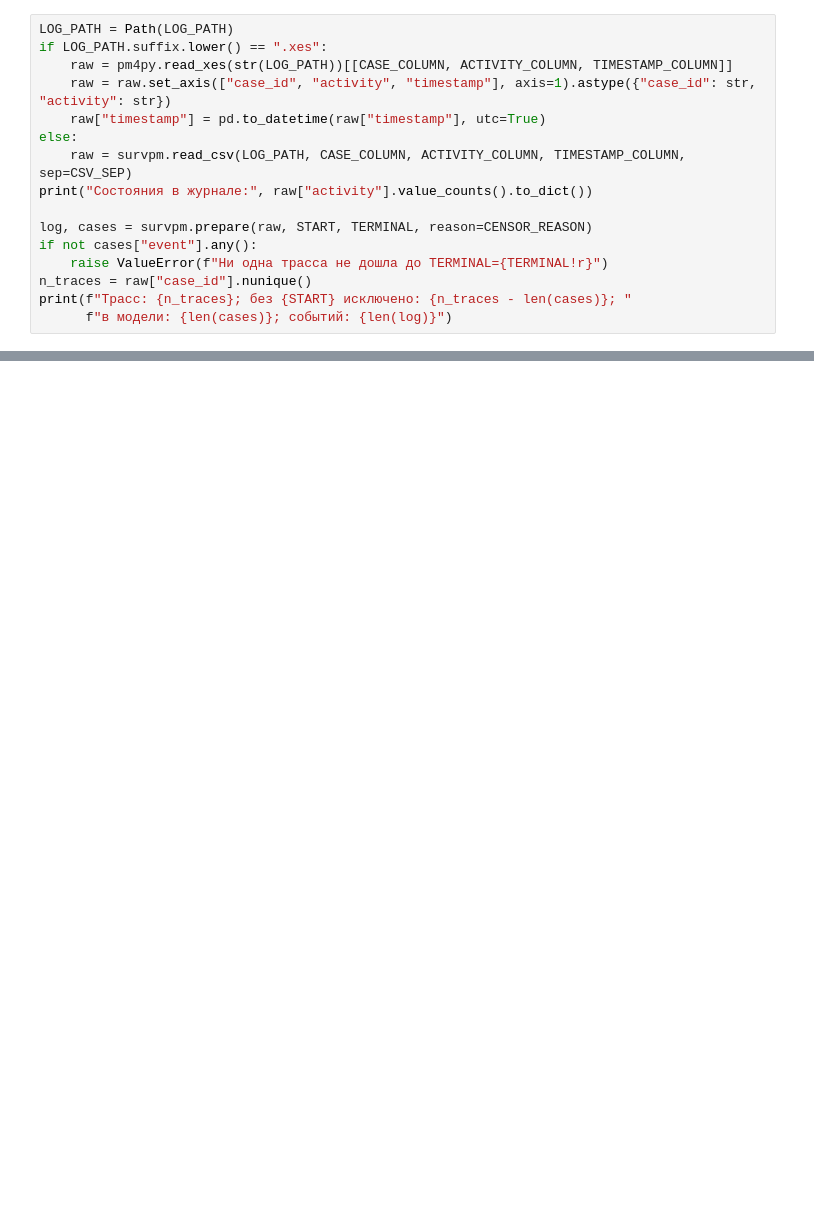
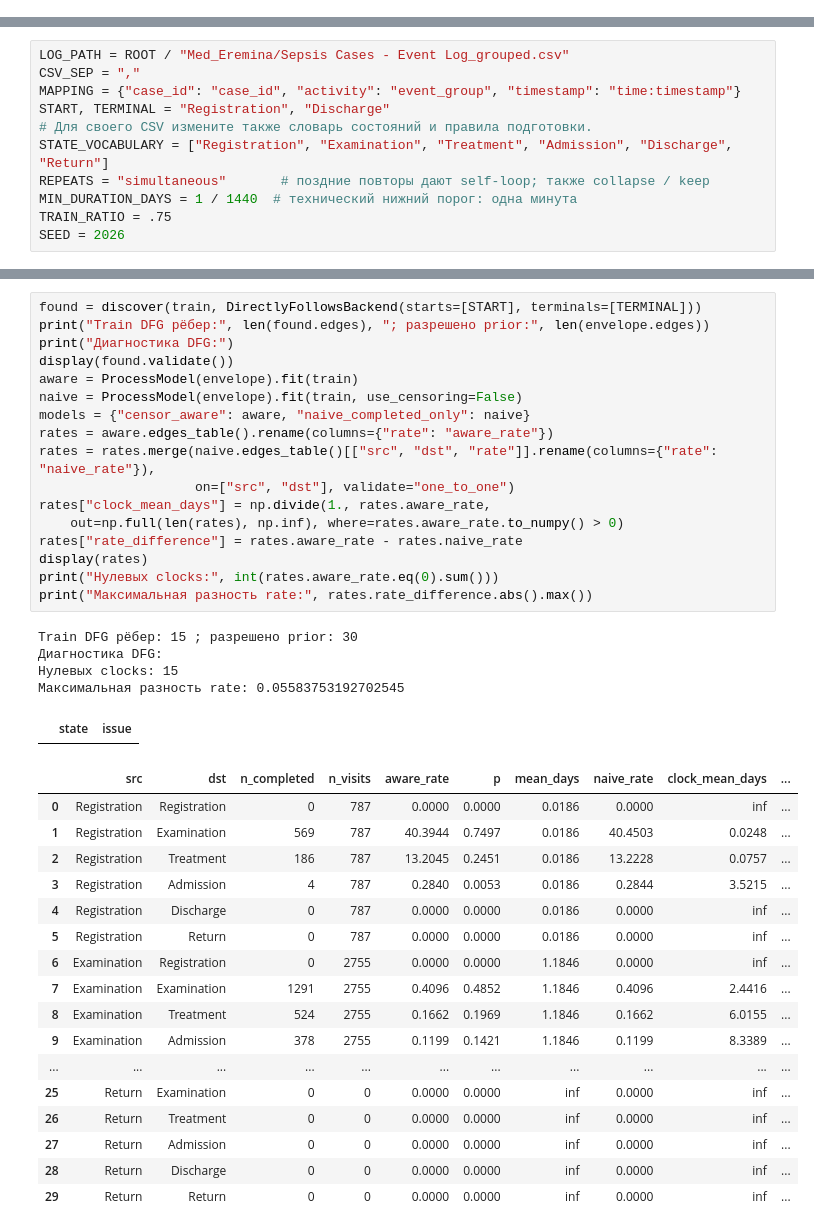
Before and after one commit to iuliivasilev/SurvivalProcessMining, a Jupyter notebook: dima/censored_petri_discharge.ipynb, the cells around one changed output, grey strips where cells are left out. Drawn from its saved outputs; the diff is of its cells as text; blank space fills up the shorter version.

Commit message:
survpm2 first iteration

```diff
--- a/dima/censored_petri_discharge.ipynb
+++ b/dima/censored_petri_discharge.ipynb
@@ -109,16 +25,0 @@ OUTPUT_DIR = dima_dir / "notebooks" / "output" / "censored_petri_discharge"
-# %%
-LOG_PATH = Path(LOG_PATH)
-if LOG_PATH.suffix.lower() == ".xes":
-    raw = pm4py.read_xes(str(LOG_PATH))[[CASE_COLUMN, ACTIVITY_COLUMN, TIMESTAMP_COLUMN]]
-    raw = raw.set_axis(["case_id", "activity", "timestamp"], axis=1).astype({"case_id": str, "activity": str})
-    raw["timestamp"] = pd.to_datetime(raw["timestamp"], utc=True)
-else:
-    raw = survpm.read_csv(LOG_PATH, CASE_COLUMN, ACTIVITY_COLUMN, TIMESTAMP_COLUMN, sep=CSV_SEP)
-print("Состояния в журнале:", raw["activity"].value_counts().to_dict())
-
-log, cases = survpm.prepare(raw, START, TERMINAL, reason=CENSOR_REASON)
-if not cases["event"].any():
-    raise ValueError(f"Ни одна трасса не дошла до TERMINAL={TERMINAL!r}")
-n_traces = raw["case_id"].nunique()
-print(f"Трасс: {n_traces}; без {START} исключено: {n_traces - len(cases)}; "
-      f"в модели: {len(cases)}; событий: {len(log)}")
@@ -292,0 +33,11 @@ print("Сохранено:", figure_dir.resolve())
+# %%
+LOG_PATH = ROOT / "Med_Eremina/Sepsis Cases - Event Log_grouped.csv"
+CSV_SEP = ","
+MAPPING = {"case_id": "case_id", "activity": "event_group", "timestamp": "time:timestamp"}
+START, TERMINAL = "Registration", "Discharge"
+# Для своего CSV измените также словарь состояний и правила подготовки.
+STATE_VOCABULARY = ["Registration", "Examination", "Treatment", "Admission", "Discharge", "Return"]
+REPEATS = "simultaneous"       # поздние повторы дают self-loop; также collapse / keep
+MIN_DURATION_DAYS = 1 / 1440  # технический нижний порог: одна минута
+TRAIN_RATIO = .75
+SEED = 2026
@@ -292,0 +120,40 @@ print("Сохранено:", figure_dir.resolve())
+# %%
+found = discover(train, DirectlyFollowsBackend(starts=[START], terminals=[TERMINAL]))
+print("Train DFG рёбер:", len(found.edges), "; разрешено prior:", len(envelope.edges))
+print("Диагностика DFG:")
+display(found.validate())
+aware = ProcessModel(envelope).fit(train)
+naive = ProcessModel(envelope).fit(train, use_censoring=False)
+models = {"censor_aware": aware, "naive_completed_only": naive}
+rates = aware.edges_table().rename(columns={"rate": "aware_rate"})
+rates = rates.merge(naive.edges_table()[["src", "dst", "rate"]].rename(columns={"rate": "naive_rate"}),
+                    on=["src", "dst"], validate="one_to_one")
+rates["clock_mean_days"] = np.divide(1., rates.aware_rate,
+    out=np.full(len(rates), np.inf), where=rates.aware_rate.to_numpy() > 0)
+rates["rate_difference"] = rates.aware_rate - rates.naive_rate
+display(rates)
+print("Нулевых clocks:", int(rates.aware_rate.eq(0).sum()))
+print("Максимальная разность rate:", rates.rate_difference.abs().max())
+# %% [output]
+Train DFG рёбер: 15 ; разрешено prior: 30
+Диагностика DFG:
+Нулевых clocks: 15
+Максимальная разность rate: 0.05583753192702545
+|  | state | issue |
+|  | src | dst | n_completed | n_visits | aware_rate | p | mean_days | naive_rate | clock_mean_days | ... |
+| 0 | Registration | Registration | 0 | 787 | 0.0000 | 0.0000 | 0.0186 | 0.0000 | inf | ... |
+| 1 | Registration | Examination | 569 | 787 | 40.3944 | 0.7497 | 0.0186 | 40.4503 | 0.0248 | ... |
+| 2 | Registration | Treatment | 186 | 787 | 13.2045 | 0.2451 | 0.0186 | 13.2228 | 0.0757 | ... |
+| 3 | Registration | Admission | 4 | 787 | 0.2840 | 0.0053 | 0.0186 | 0.2844 | 3.5215 | ... |
+| 4 | Registration | Discharge | 0 | 787 | 0.0000 | 0.0000 | 0.0186 | 0.0000 | inf | ... |
+| 5 | Registration | Return | 0 | 787 | 0.0000 | 0.0000 | 0.0186 | 0.0000 | inf | ... |
+| 6 | Examination | Registration | 0 | 2755 | 0.0000 | 0.0000 | 1.1846 | 0.0000 | inf | ... |
+| 7 | Examination | Examination | 1291 | 2755 | 0.4096 | 0.4852 | 1.1846 | 0.4096 | 2.4416 | ... |
+| 8 | Examination | Treatment | 524 | 2755 | 0.1662 | 0.1969 | 1.1846 | 0.1662 | 6.0155 | ... |
+| 9 | Examination | Admission | 378 | 2755 | 0.1199 | 0.1421 | 1.1846 | 0.1199 | 8.3389 | ... |
+| ... | ... | ... | ... | ... | ... | ... | ... | ... | ... | ... |
+| 25 | Return | Examination | 0 | 0 | 0.0000 | 0.0000 | inf | 0.0000 | inf | ... |
+| 26 | Return | Treatment | 0 | 0 | 0.0000 | 0.0000 | inf | 0.0000 | inf | ... |
+| 27 | Return | Admission | 0 | 0 | 0.0000 | 0.0000 | inf | 0.0000 | inf | ... |
+| 28 | Return | Discharge | 0 | 0 | 0.0000 | 0.0000 | inf | 0.0000 | inf | ... |
+| 29 | Return | Return | 0 | 0 | 0.0000 | 0.0000 | inf | 0.0000 | inf | ... |
```
Also changed, not shown: parts of 27 cells of this notebook, 27 other files.
